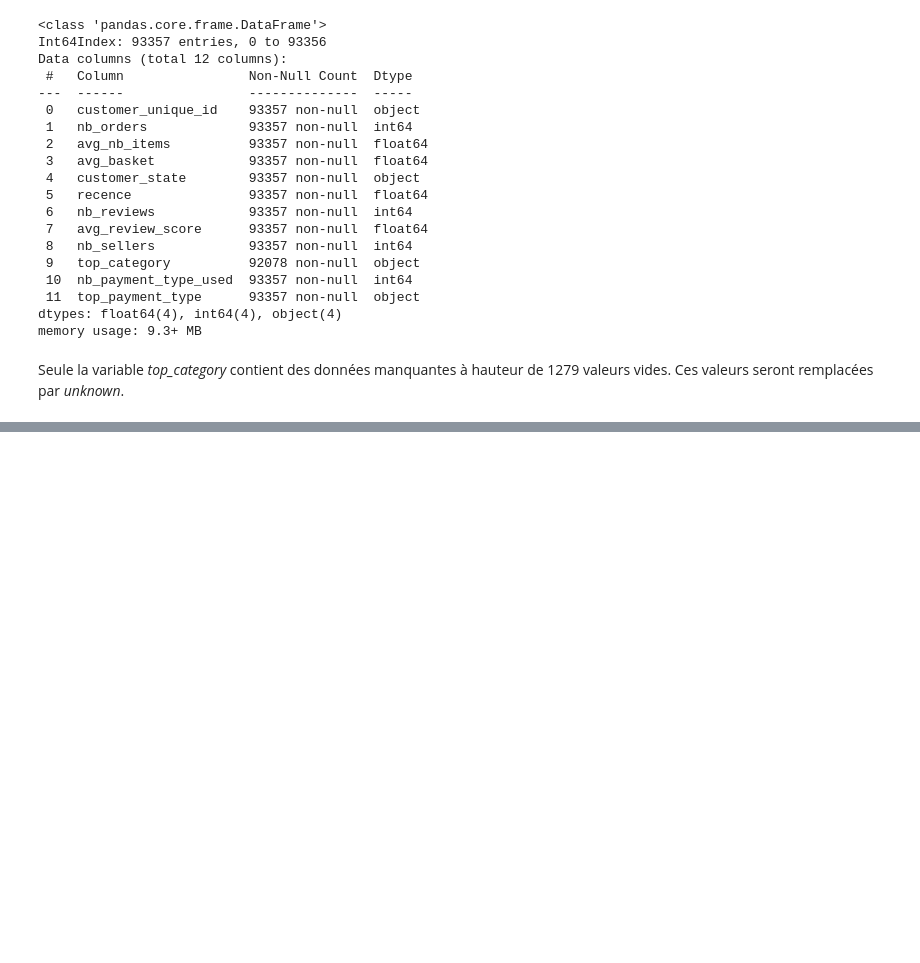
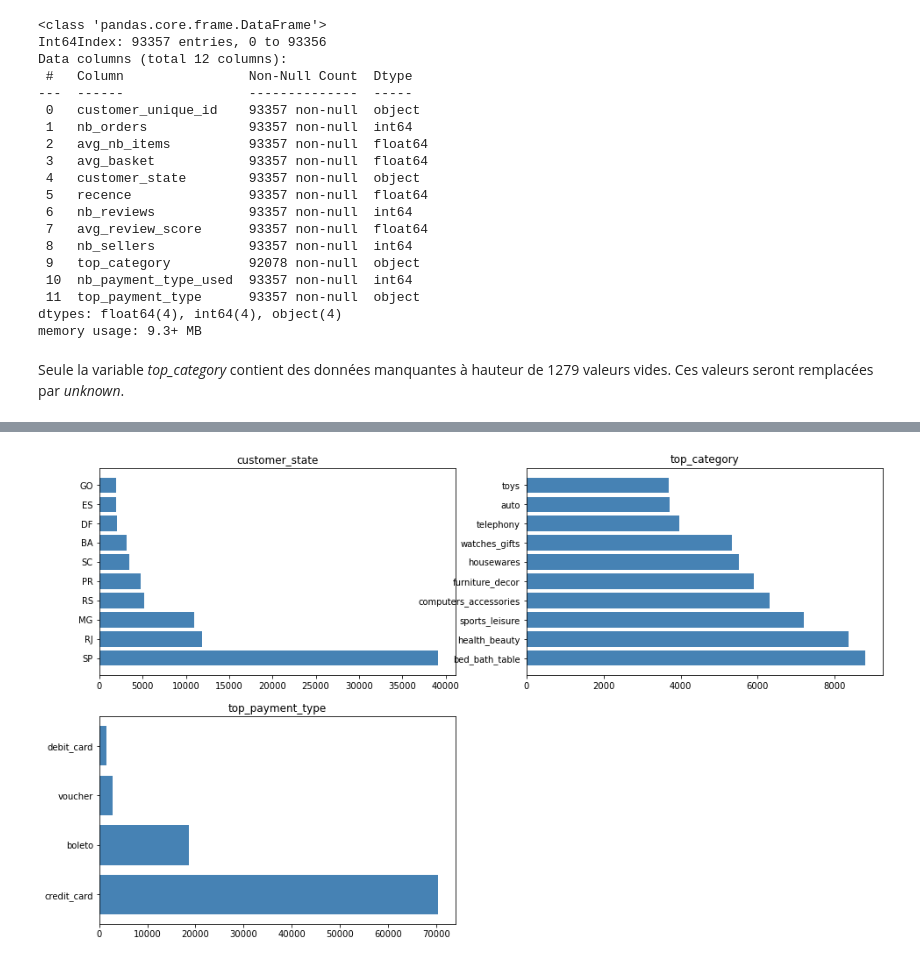
Before and after one commit to sebastienbourgeois/oc-p5-segmenter-clients-site-ecommerce, a Jupyter notebook: POLIST_01_notebookanalyse.ipynb, the cells around one changed output, grey strips where cells are left out. Drawn from its saved outputs; the diff is of its cells as text; code cells hidden in the pictures; blank space fills up the shorter version.

```diff
--- a/POLIST_01_notebookanalyse.ipynb
+++ b/POLIST_01_notebookanalyse.ipynb
@@ -1147,0 +1231,12 @@ aggregats_par_client.loc[aggregats_par_client.loc[:, 'top_category'].isna(), "to
+# %%
+# Visualisation des variables qualitatives
+fig = plt.figure(figsize=(16, 20))
+for indice_colonne in range(data_quali_visualisation.shape[1]):
+    ax = fig.add_subplot(4, 2, (indice_colonne+1))
+    nom_colonne = data_quali_visualisation.iloc[:, indice_colonne].name
+    stat_variable_quali = pd.DataFrame(data_quali_visualisation.iloc[:, indice_colonne].value_counts().head(10))
+    bh = ax.barh(stat_variable_quali.index, stat_variable_quali[nom_colonne], tick_label=stat_variable_quali.index,
+                 color='steelblue', edgecolor='none')
+    ax.set_title(nom_colonne, fontsize=12)
+# %% [output]
+[figure, added]
```
Also changed, not shown: parts of 12 cells of this notebook.
